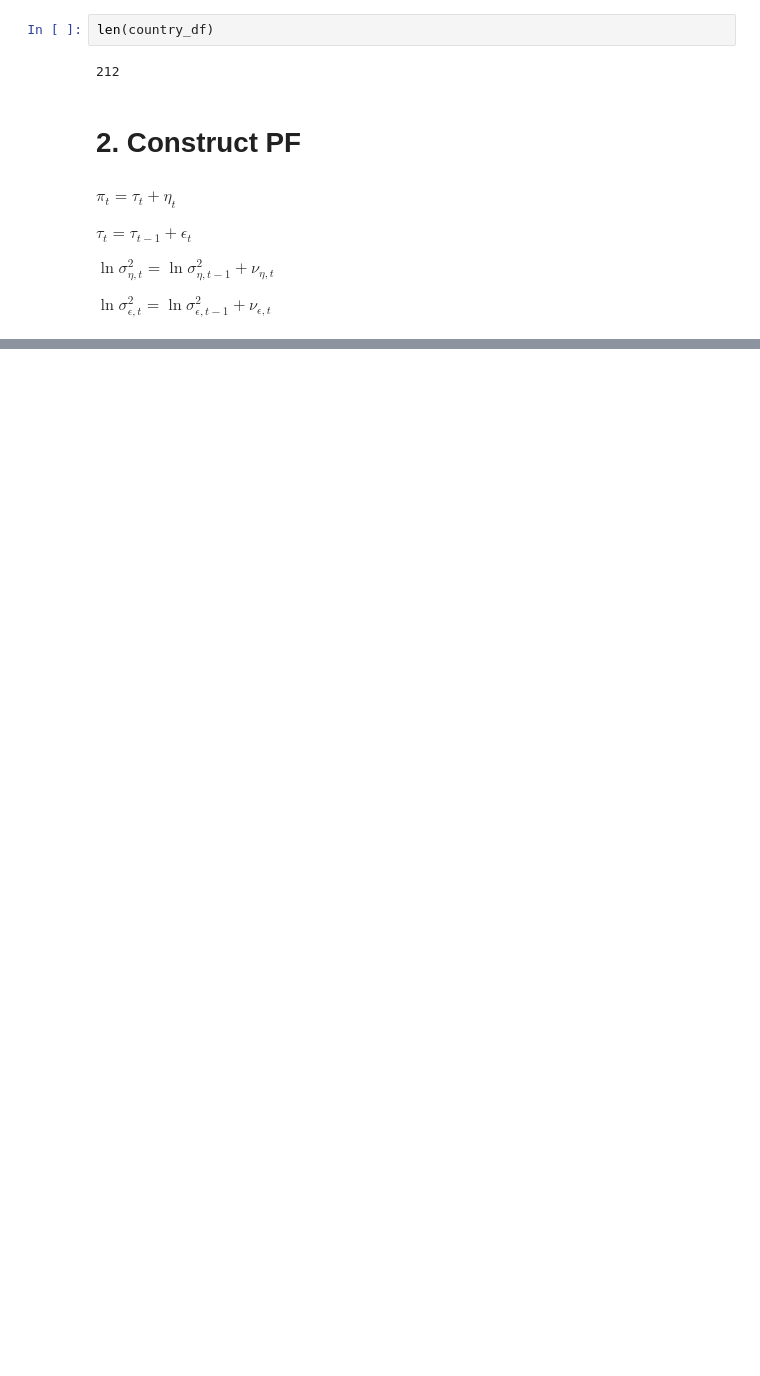
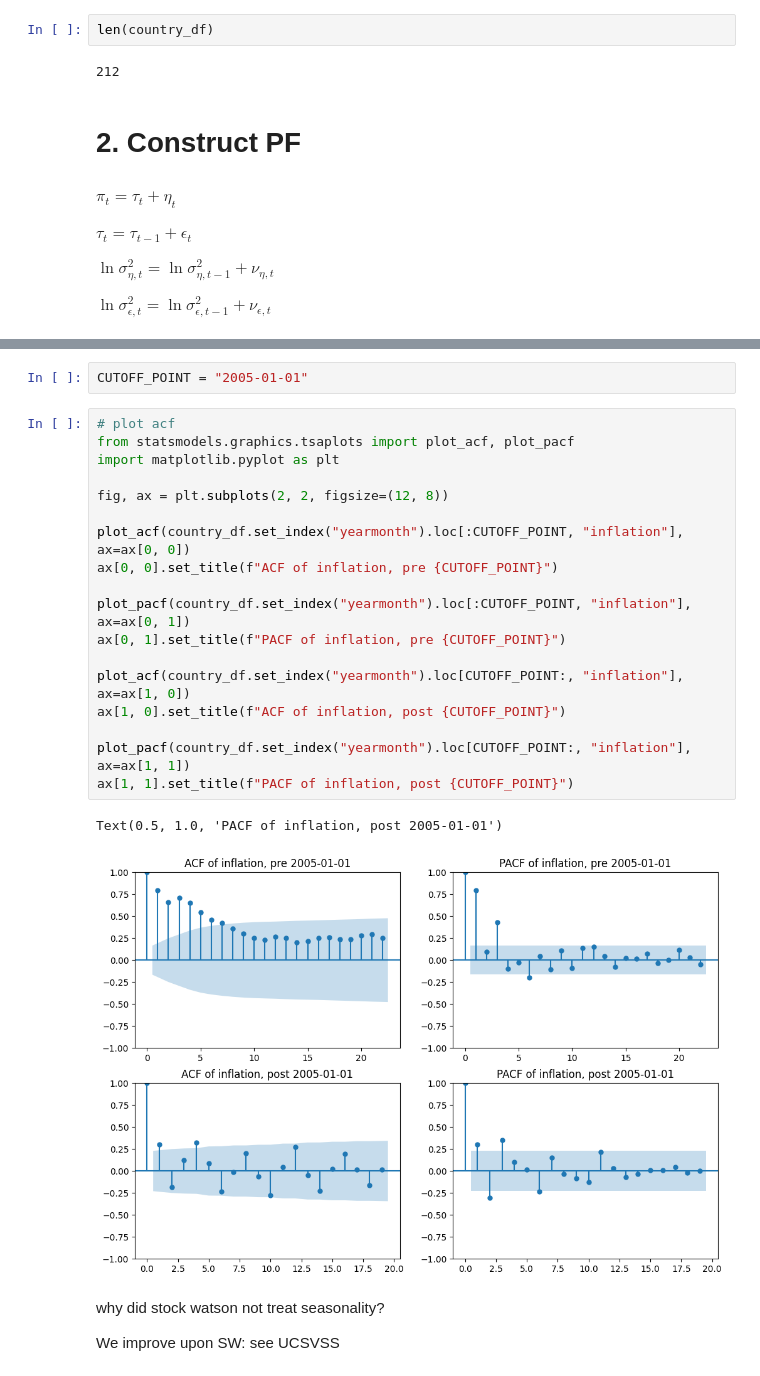
Before and after one commit to mvanaltvorst/seminar, a Jupyter notebook: notebooks/explore/ucsv_particle_filter.ipynb, the cells around one changed output, grey strips where cells are left out. Saved outputs shown, nothing was run; the diff lists cells and outputs as text; blank space fills up the shorter version.

```diff
--- a/notebooks/explore/ucsv_particle_filter.ipynb
+++ b/notebooks/explore/ucsv_particle_filter.ipynb
@@ -252,0 +167,27 @@ hmm something went wrong.
+# %%
+CUTOFF_POINT = "2005-01-01"
+# %%
+# plot acf
+from statsmodels.graphics.tsaplots import plot_acf, plot_pacf
+import matplotlib.pyplot as plt
+
+fig, ax = plt.subplots(2, 2, figsize=(12, 8))
+
+plot_acf(country_df.set_index("yearmonth").loc[:CUTOFF_POINT, "inflation"], ax=ax[0, 0])
+ax[0, 0].set_title(f"ACF of inflation, pre {CUTOFF_POINT}")
+
+plot_pacf(country_df.set_index("yearmonth").loc[:CUTOFF_POINT, "inflation"], ax=ax[0, 1])
+ax[0, 1].set_title(f"PACF of inflation, pre {CUTOFF_POINT}")
+
+plot_acf(country_df.set_index("yearmonth").loc[CUTOFF_POINT:, "inflation"], ax=ax[1, 0])
+ax[1, 0].set_title(f"ACF of inflation, post {CUTOFF_POINT}")
+
+plot_pacf(country_df.set_index("yearmonth").loc[CUTOFF_POINT:, "inflation"], ax=ax[1, 1])
+ax[1, 1].set_title(f"PACF of inflation, post {CUTOFF_POINT}")
+# %% [output]
+Text(0.5, 1.0, 'PACF of inflation, post 2005-01-01')
+[figure, added]
+# %% [markdown]
+why did stock watson not treat seasonality?
+
+We improve upon SW: see UCSVSS
```
Also changed, not shown: parts of 14 cells of this notebook.
